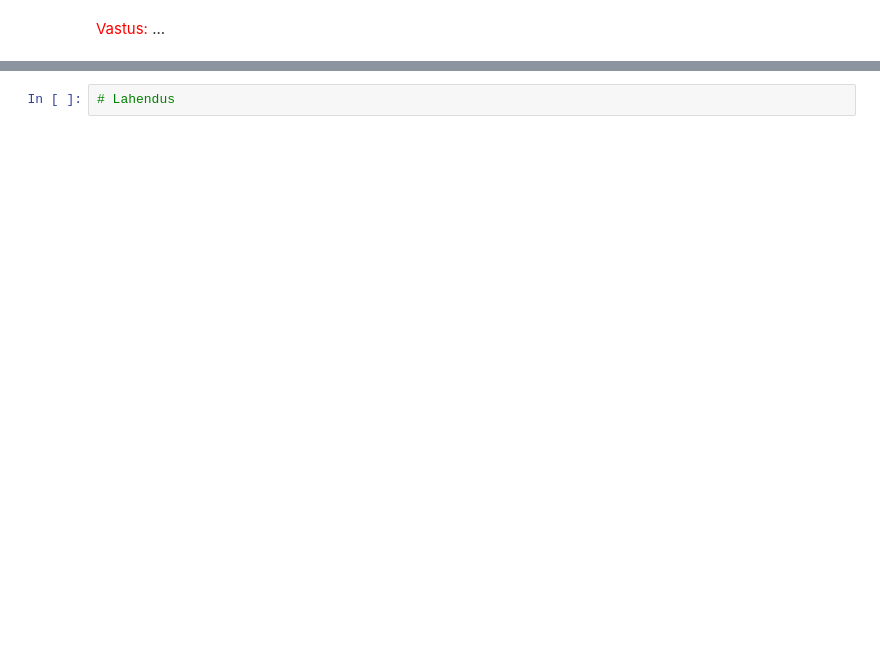
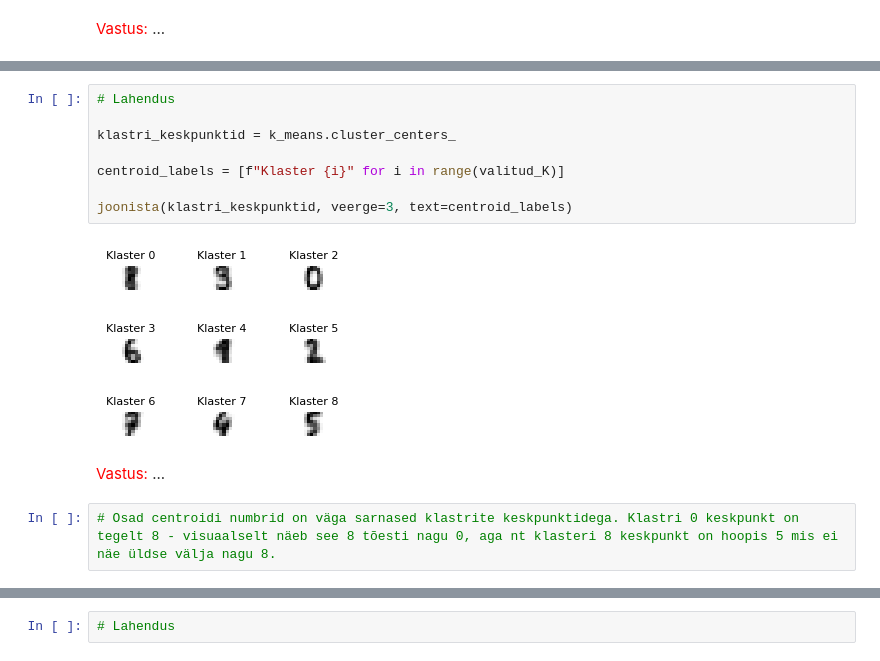
Before and after one commit to saskia002/andmeteaduse-meetodid, a Jupyter notebook: kodutööd/4/ATM2025_kodutoo_4.ipynb, the cells around one changed output, grey strips where cells are left out. Saved outputs shown, nothing was run; the diff lists cells and outputs as text; blank space fills up the shorter version.

```diff
--- a/kodutööd/4/ATM2025_kodutoo_4.ipynb
+++ b/kodutööd/4/ATM2025_kodutoo_4.ipynb
@@ -246,0 +449,14 @@ VIHJE:
+# %%
+# Lahendus
+
+klastri_keskpunktid = k_means.cluster_centers_
+
+centroid_labels = [f"Klaster {i}" for i in range(valitud_K)]
+
+joonista(klastri_keskpunktid, veerge=3, text=centroid_labels)
+# %% [output]
+[figure, added]
+# %% [markdown]
+<font color='red'>Vastus:</font> ...
+# %%
+# Osad centroidi numbrid on väga sarnased klastrite keskpunktidega. Klastri 0 keskpunkt on tegelt 8 - visuaalselt näeb see 8 tõesti nagu 0, aga nt klasteri 8 keskpunkt on hoopis 5 mis ei näe üldse välja nagu 8.
```
Also changed, not shown: parts of 96 cells of this notebook, 1 other file.
